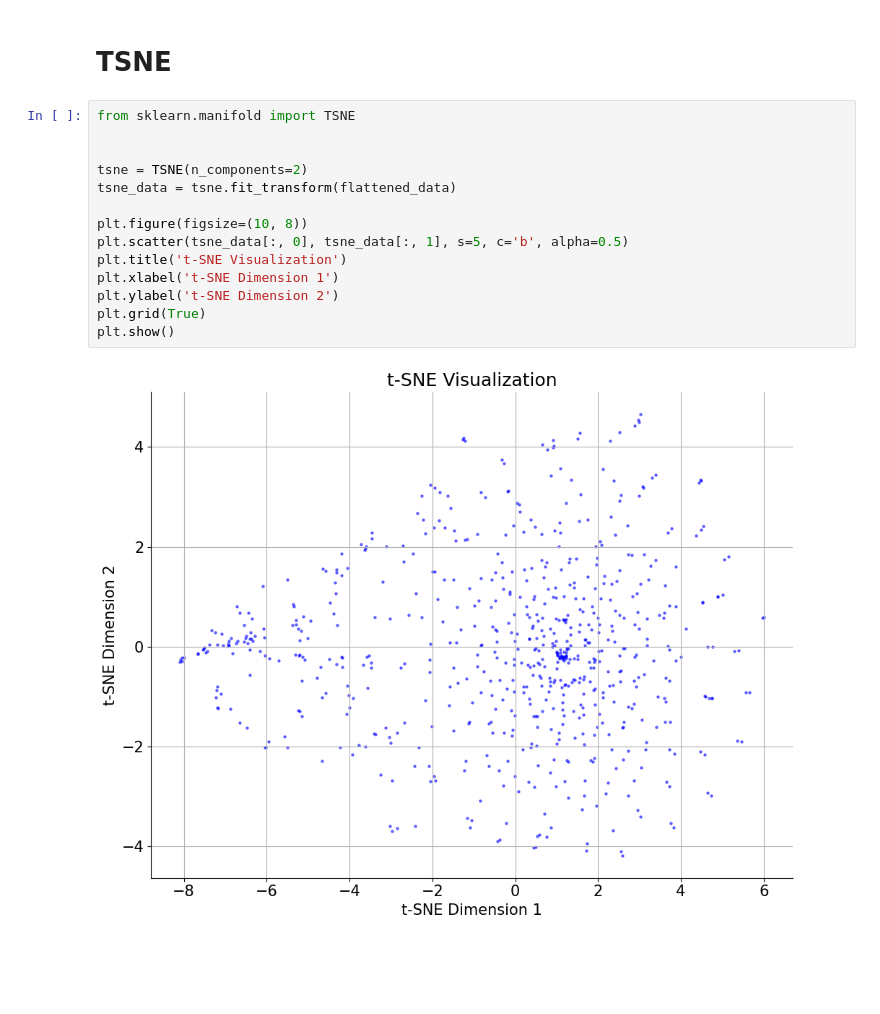
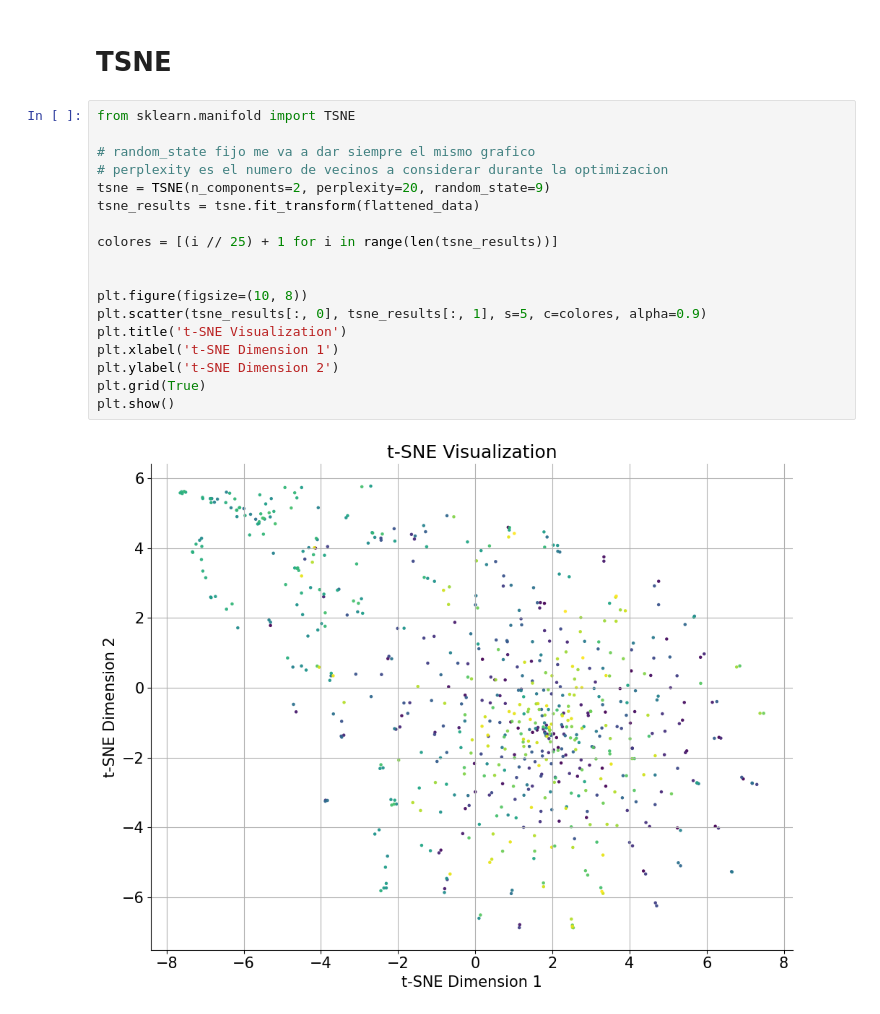
Before and after one commit to ImNotGone/NC_TP1, a Jupyter notebook: src/tp1_ej2.ipynb, the cells around one changed output. Cells and saved outputs as stored; diff of their text form; blank space fills up the shorter version.

```diff
--- a/src/tp1_ej2.ipynb
+++ b/src/tp1_ej2.ipynb
@@ -134,16 +139,20 @@ plt.show()
 # %%
 from sklearn.manifold import TSNE
 
+# random_state fijo me va a dar siempre el mismo grafico
+# perplexity es el numero de vecinos a considerar durante la optimizacion
+tsne = TSNE(n_components=2, perplexity=20, random_state=9)
+tsne_results = tsne.fit_transform(flattened_data)
 
-tsne = TSNE(n_components=2)
-tsne_data = tsne.fit_transform(flattened_data)
+colores = [(i // 25) + 1 for i in range(len(tsne_results))]
+
 
 plt.figure(figsize=(10, 8))
-plt.scatter(tsne_data[:, 0], tsne_data[:, 1], s=5, c='b', alpha=0.5)
+plt.scatter(tsne_results[:, 0], tsne_results[:, 1], s=5, c=colores, alpha=0.9)
 plt.title('t-SNE Visualization')
 plt.xlabel('t-SNE Dimension 1')
 plt.ylabel('t-SNE Dimension 2')
 plt.grid(True)
 plt.show()
 # %% [output]
-[figure, old version]
+[figure, new version]
```
Also changed, not shown: parts of 11 cells of this notebook.
